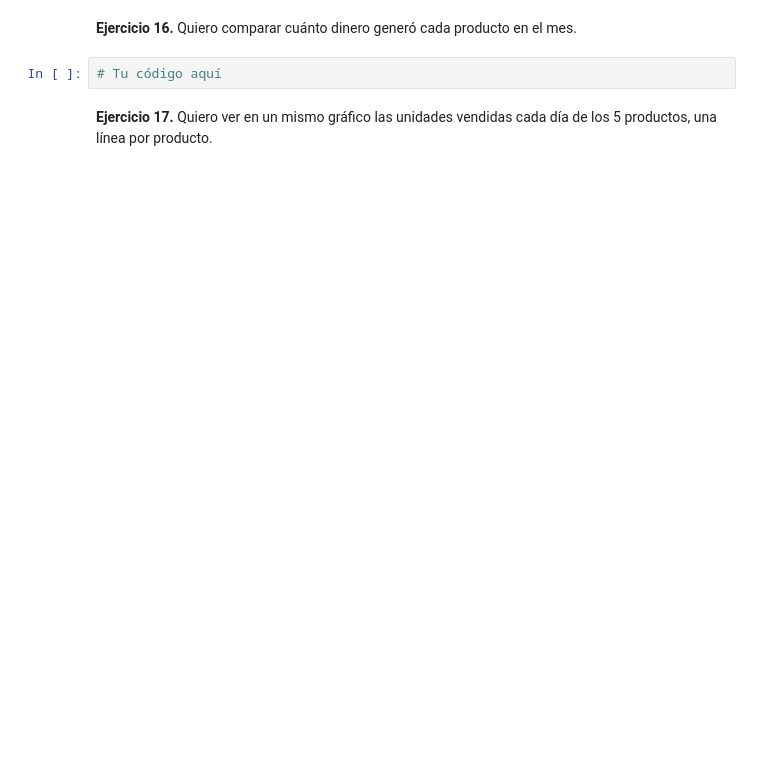
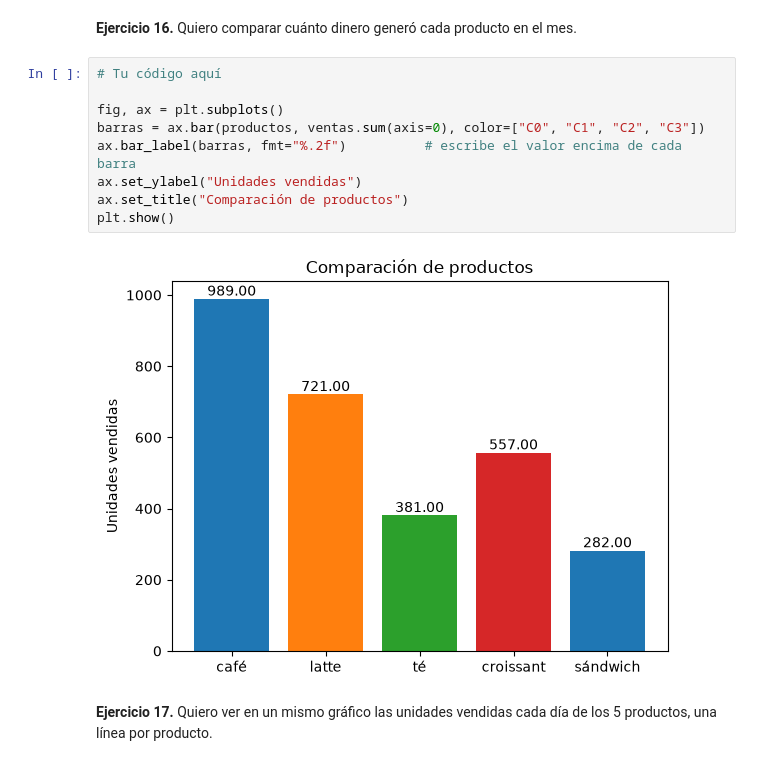
Before and after one commit to Flavs345009/ml-course, a Jupyter notebook: workspace/01_actividad_numpy_pandas.ipynb, the cells around one changed output. Drawn from its saved outputs; the diff is of its cells as text; blank space fills up the shorter version.

```diff
--- a/workspace/01_actividad_numpy_pandas.ipynb
+++ b/workspace/01_actividad_numpy_pandas.ipynb
@@ -530,6 +792,15 @@ Todos tus gráficos deben tener **título**, **etiquetas en los ejes** y **leyen
 **Ejercicio 16.** Quiero comparar cuánto dinero generó cada producto en el mes.
 # %%
 # Tu código aquí
+
+fig, ax = plt.subplots()
+barras = ax.bar(productos, ventas.sum(axis=0), color=["C0", "C1", "C2", "C3"])
+ax.bar_label(barras, fmt="%.2f")          # escribe el valor encima de cada barra
+ax.set_ylabel("Unidades vendidas")
+ax.set_title("Comparación de productos")
+plt.show()
+# %% [output]
+[figure, added]
 # %% [markdown]
 **Ejercicio 17.** Quiero ver en un mismo gráfico las unidades vendidas cada día de los 5 productos, una línea por producto.
 # %%
```
Also changed, not shown: parts of 27 cells of this notebook, 1 other file.
